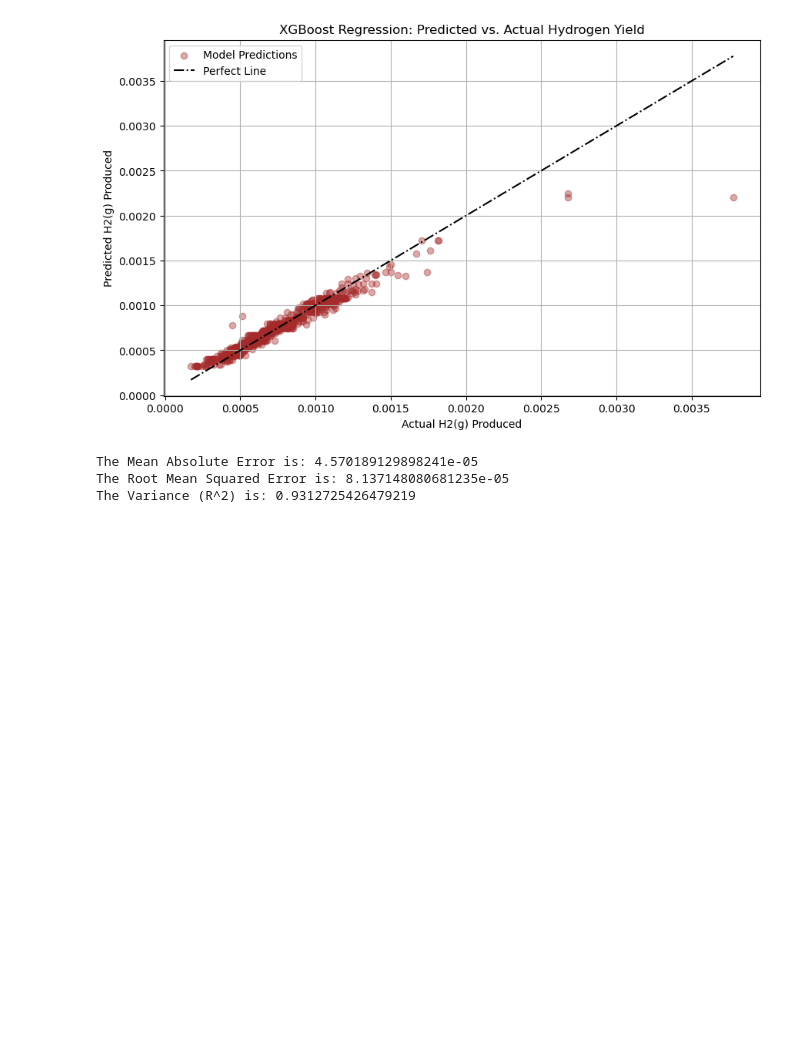
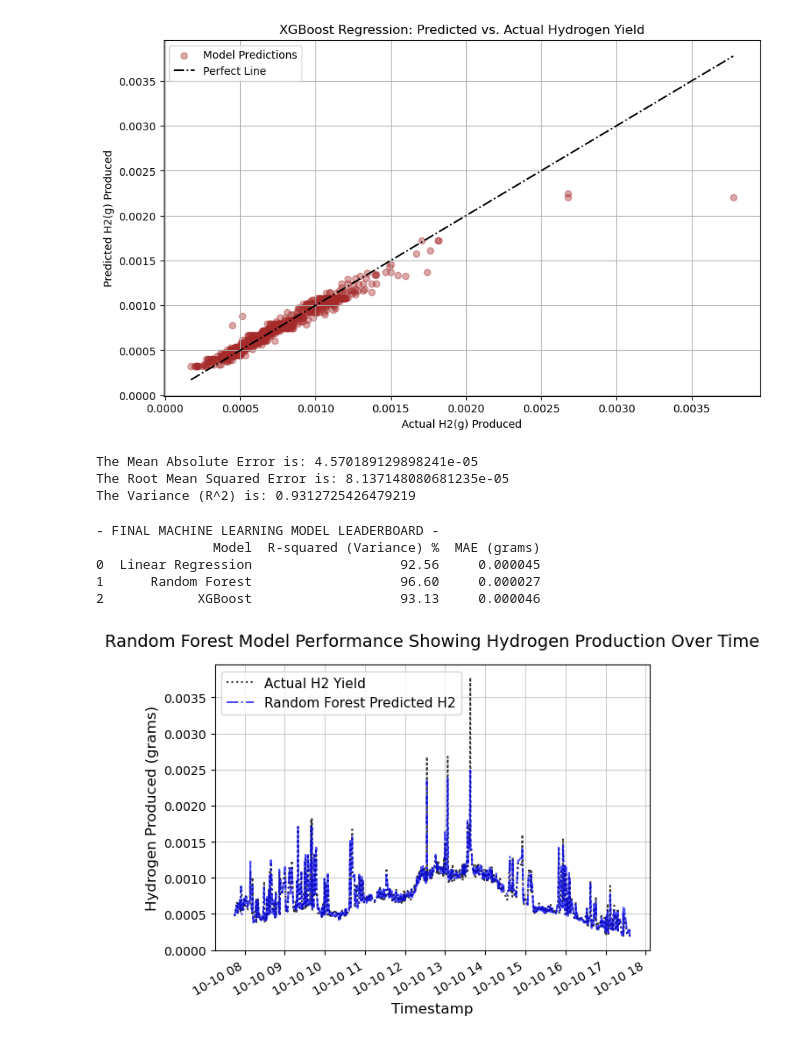
Before and after one commit to MwithHeart/hydrogen-yield-prediction, a Jupyter notebook: notebook/hydrogen_prediction_pipeline.ipynb, the cells around one changed output. Cells and saved outputs as stored; diff of their text form; code cells hidden in the pictures; blank space fills up the shorter version.

Commit message:
Made edits and plotted the Random Forest predictions against the timestamp

```diff
--- a/notebook/hydrogen_prediction_pipeline.ipynb
+++ b/notebook/hydrogen_prediction_pipeline.ipynb
@@ -458,3 +458,49 @@ The Variance (R^2) is: 0.9312725426479219
 # --- XGBOOST TAKEAWAYS ---
 # 1. The XGBoost model achieved a strong R^2 accuracy score of 93.13%.
 # 2. While highly accurate, XGBoost fell slightly behind the Random Forest model on this dataset.
+# %%
+# Now, create a model leaderboard
+
+summary_data = {
+    'Model': ['Linear Regression', 'Random Forest', 'XGBoost'],
+    'R-squared (Variance) %': [92.56, 96.60, 93.13 ],
+    'MAE (grams)': [0.0000447, 0.0000271,0.0000457] }
+
+leaderboard = pd.DataFrame(summary_data)
+
+print("- FINAL MACHINE LEARNING MODEL LEADERBOARD -")
+print(leaderboard)
+# %% [output]
+- FINAL MACHINE LEARNING MODEL LEADERBOARD -
+               Model  R-squared (Variance) %  MAE (grams)
+0  Linear Regression                   92.56     0.000045
+1      Random Forest                   96.60     0.000027
+2            XGBoost                   93.13     0.000046
+# %%
+# Create a graph of the Random Forest Regression prediction over time, to visually prove how well
+# the model tracks real-world hydrogen production
+plt.Figure(figsize = (12,6))
+
+proof_df = pd.DataFrame({'Actual': y_test, 'Predicted': rfr_prediction},
+                        index = X_test.index).sort_index()
+
+plt.plot(proof_df.index, proof_df['Actual'], label= 'Actual H2 Yield',
+         color = 'black', alpha = 0.8, linestyle= ':', linewidth=1.5 )
+
+plt.plot(proof_df.index, proof_df['Predicted'], label= 'Random Forest Predicted H2',
+         color = 'blue', alpha = 0.7, linestyle= '-.', linewidth=1.5  )
+
+
+plt.title('Random Forest Model Performance Showing Hydrogen Production Over Time', fontsize=14, pad=15)
+plt.xlabel('Timestamp', fontsize=12)
+plt.ylabel('Hydrogen Produced (grams)', fontsize=12)
+plt.grid(True, alpha=0.6)
+plt.legend(fontsize=11, loc='upper left')
+
+plt.gcf().autofmt_xdate()
+
+# plt.savefig('random_forest_predictions_over_time.png', dpi=300, bbox_inches='tight')
+
+plt.show()
+# %% [output]
+[figure, added]
```
